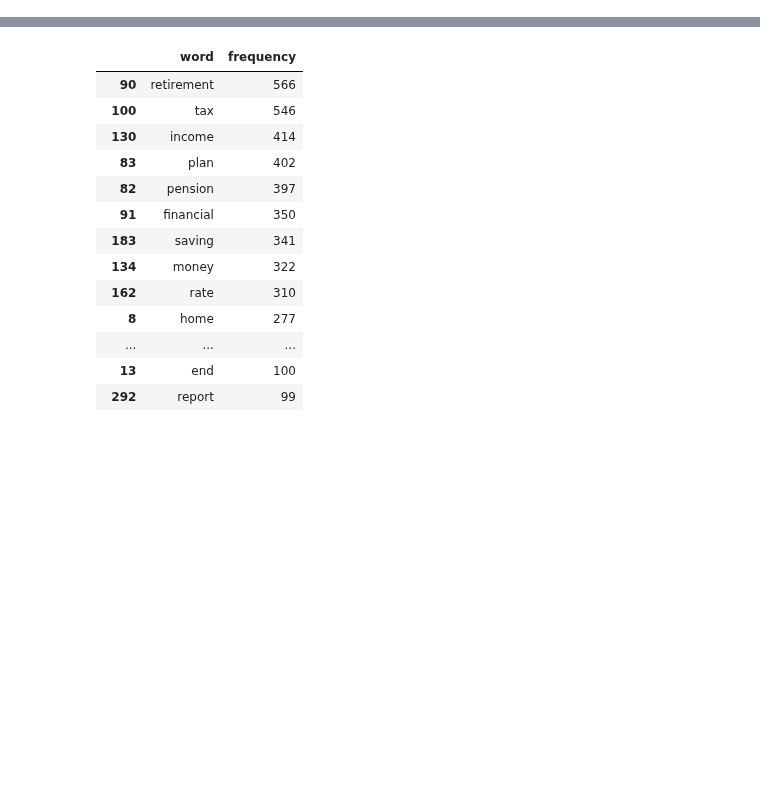
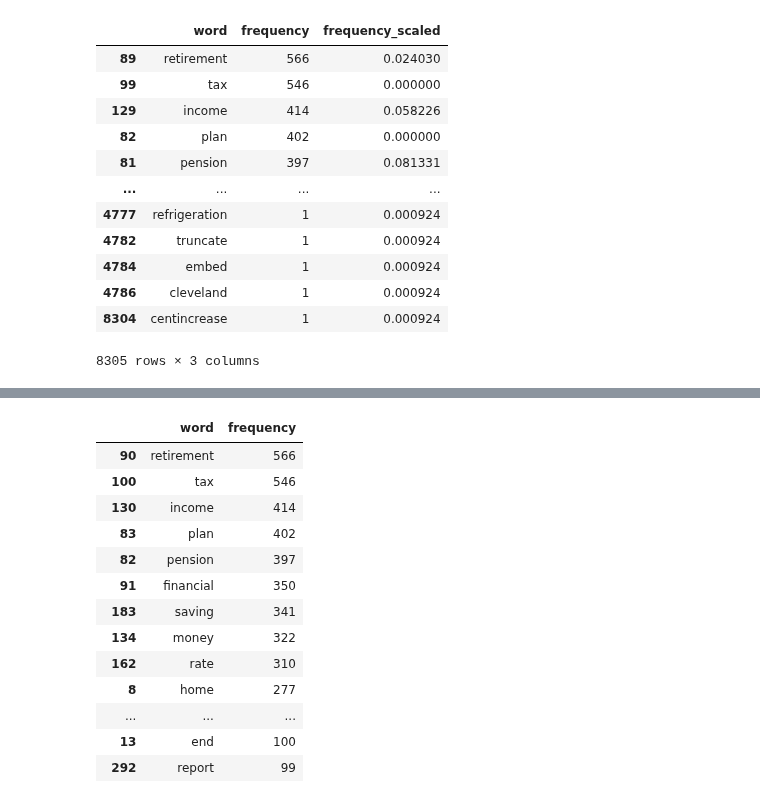
Before and after one commit to NishqR/Document-Similarity, a Jupyter notebook: Relevant word df test.ipynb, the cells around one changed output, grey strips where cells are left out. Drawn from its saved outputs; the diff is of its cells as text; code cells hidden in the pictures; blank space fills up the shorter version.

```diff
--- a/Relevant word df test.ipynb
+++ b/Relevant word df test.ipynb
@@ -149,0 +195,16 @@ UNIQUE IRRELEVANT
+# %%
+relevant_df
+# %% [output]
+|  | word | frequency | frequency_scaled |
+| 89 | retirement | 566 | 0.024030 |
+| 99 | tax | 546 | 0.000000 |
+| 129 | income | 414 | 0.058226 |
+| 82 | plan | 402 | 0.000000 |
+| 81 | pension | 397 | 0.081331 |
+| ... | ... | ... | ... |
+| 4777 | refrigeration | 1 | 0.000924 |
+| 4782 | truncate | 1 | 0.000924 |
+| 4784 | embed | 1 | 0.000924 |
+| 4786 | cleveland | 1 | 0.000924 |
+| 8304 | centincrease | 1 | 0.000924 |
+8305 rows × 3 columns
```
Also changed, not shown: parts of 3 cells of this notebook, 7 other files.
